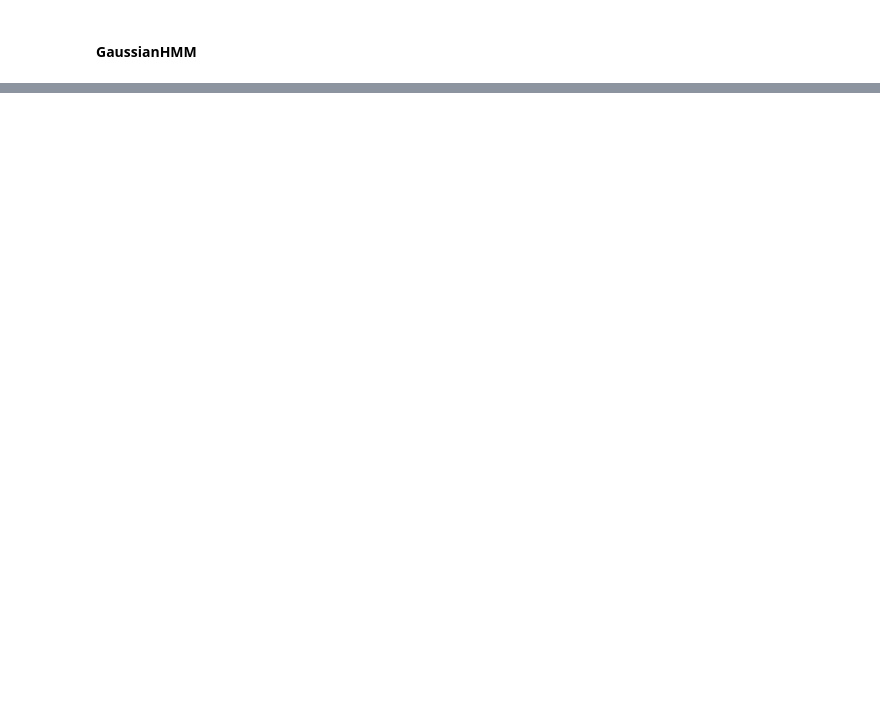
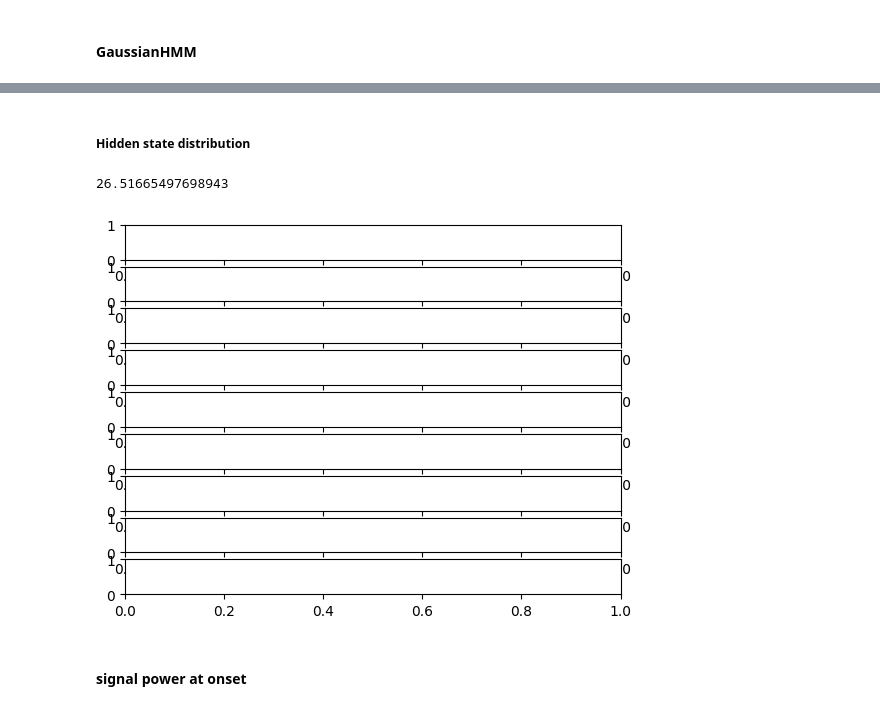
Before and after one commit to jerryjii/HMM, a Jupyter notebook: HMM_LFP.ipynb, the cells around one changed output, grey strips where cells are left out. Cells and saved outputs as stored; diff of their text form; code cells hidden in the pictures; blank space fills up the shorter version.

```diff
--- a/HMM_LFP.ipynb
+++ b/HMM_LFP.ipynb
@@ -41,6 +47,7 @@ stim_ids = stim.index.values # all the stimulus ids
 start = stim.iloc[0].start_time
 end = stim.iloc[-1].end_time
 master_time = np.arange(start, end, 1/1250) # start to end sliced by 0.8ms <- sampling rate of LFP
+imgs = np.unique(stim['image_name'].values)
 # %% [markdown]
 #### [Tutorial] Aligning LFP
 # %%
@@ -212,0 +220,12 @@ plot(preds,7)
+# %% [markdown]
+##### Hidden state distribution
+# %%
+start_time = stim.iloc[0].start_time
+fig, axs = plt.subplots(len(imgs),1)
+for idx, img in enumerate(imgs):
+    img_time = stim[stim['image_name']==img].start_time.values - start_time
+# %% [output]
+26.51665497698943
+[figure, added]
+# %% [markdown]
+#### signal power at onset
```
Also changed, not shown: parts of 24 cells of this notebook.
